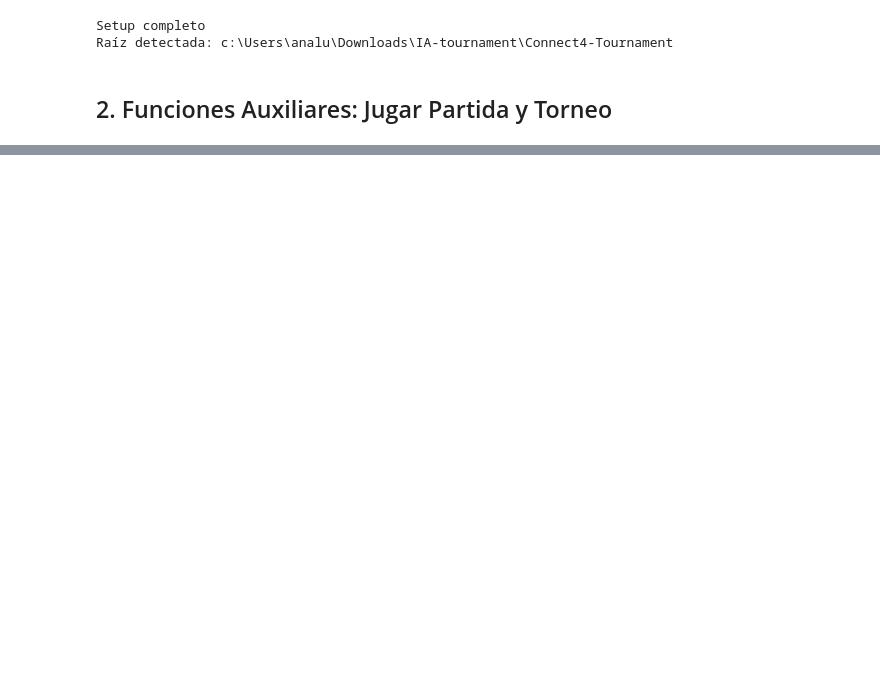
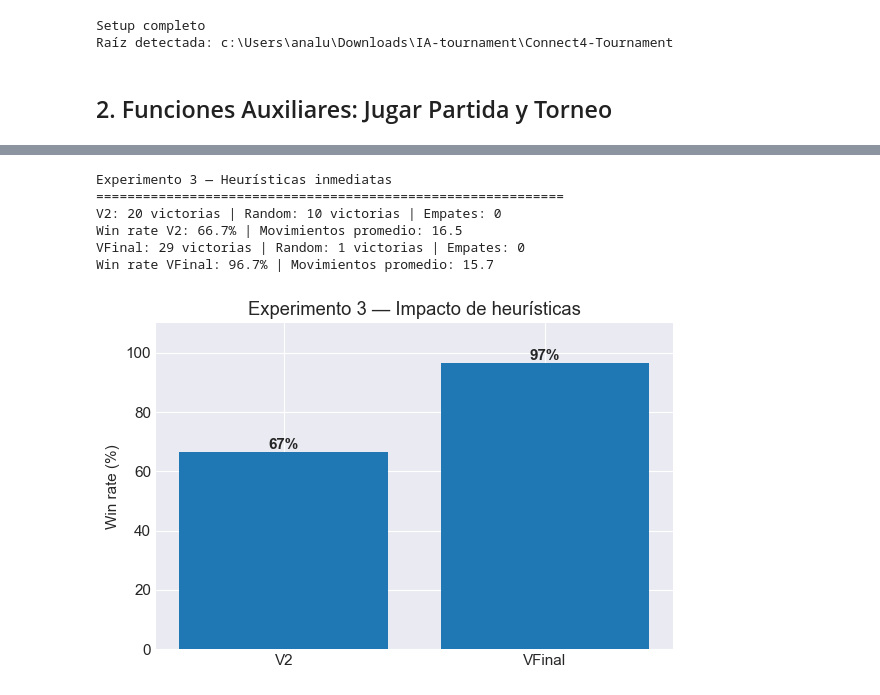
Before and after one commit to Ana3Lu/Connect4-Tournament, a Jupyter notebook: groups/Ana/entrega.ipynb, the cells around one changed output, grey strips where cells are left out. Drawn from its saved outputs; the diff is of its cells as text; code cells hidden in the pictures; blank space fills up the shorter version.

```diff
--- a/groups/Ana/entrega.ipynb
+++ b/groups/Ana/entrega.ipynb
@@ -793,0 +662,65 @@ Finalmente, los experimentos permitieron identificar limitaciones concretas del
+# %%
+print('Experimento 3 — Heurísticas inmediatas')
+print('=' * 60)
+
+r_v2 = run_tournament(
+    AnaPolicyV2(30),
+    RandomAgent(),
+    30,
+    'V2',
+    'Random'
+)
+
+r_vfinal = run_tournament(
+    AnaPolicyFinal(30),
+    RandomAgent(),
+    30,
+    'VFinal',
+    'Random'
+)
+
+fig, ax = plt.subplots(figsize=(6,4))
+
+labels = ['V2', 'VFinal']
+
+values = [
+    r_v2['win_rate_a'] * 100,
+    r_vfinal['win_rate_a'] * 100
+]
+
+bars = ax.bar(labels, values)
+
+ax.set_ylabel('Win rate (%)')
+
+ax.set_title(
+    'Experimento 3 — Impacto de heurísticas'
+)
+
+ax.set_ylim(0, 110)
+
+for bar, val in zip(bars, values):
+
+    ax.text(
+        bar.get_x() + bar.get_width()/2,
+        val + 1,
+        f'{val:.0f}%',
+        ha='center',
+        fontweight='bold'
+    )
+
+plt.tight_layout()
+
+plt.savefig(
+    'exp3_heuristicas.png',
+    dpi=120
+)
+
+plt.show()
+# %% [output]
+Experimento 3 — Heurísticas inmediatas
+============================================================
+V2: 20 victorias | Random: 10 victorias | Empates: 0
+Win rate V2: 66.7% | Movimientos promedio: 16.5
+VFinal: 29 victorias | Random: 1 victorias | Empates: 0
+Win rate VFinal: 96.7% | Movimientos promedio: 15.7
+[figure, added]
```
Also changed, not shown: parts of 50 cells of this notebook, 17 other files.
